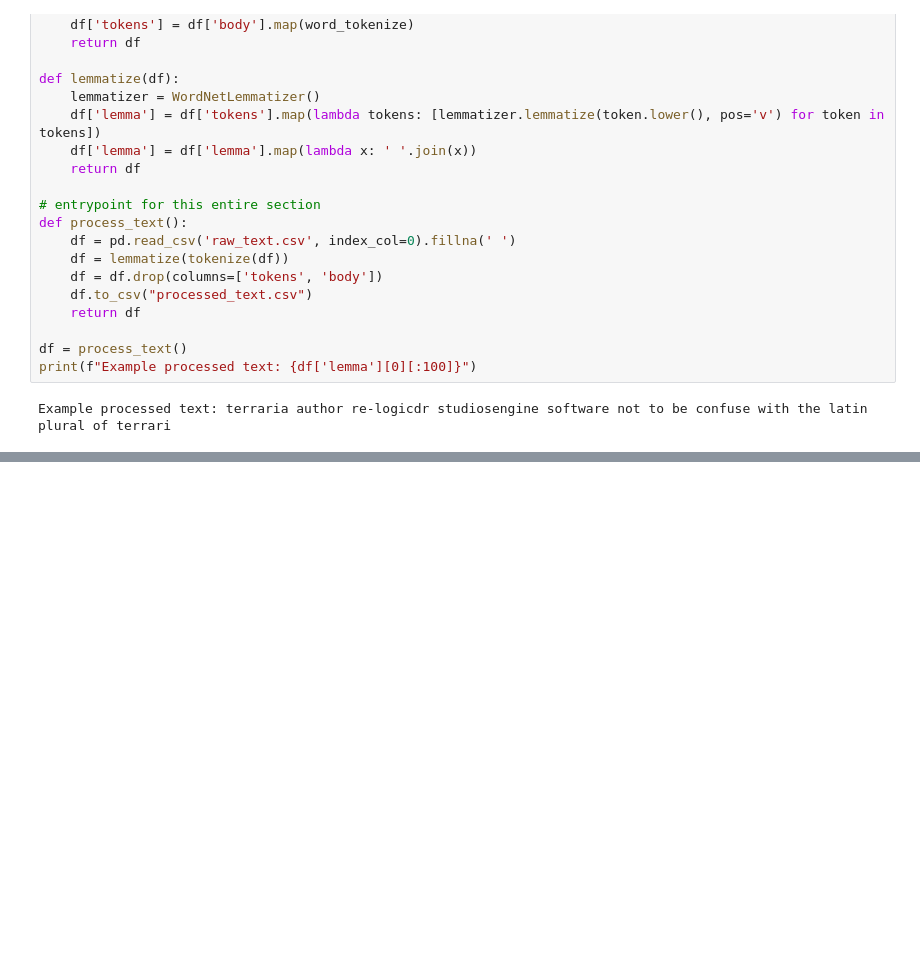
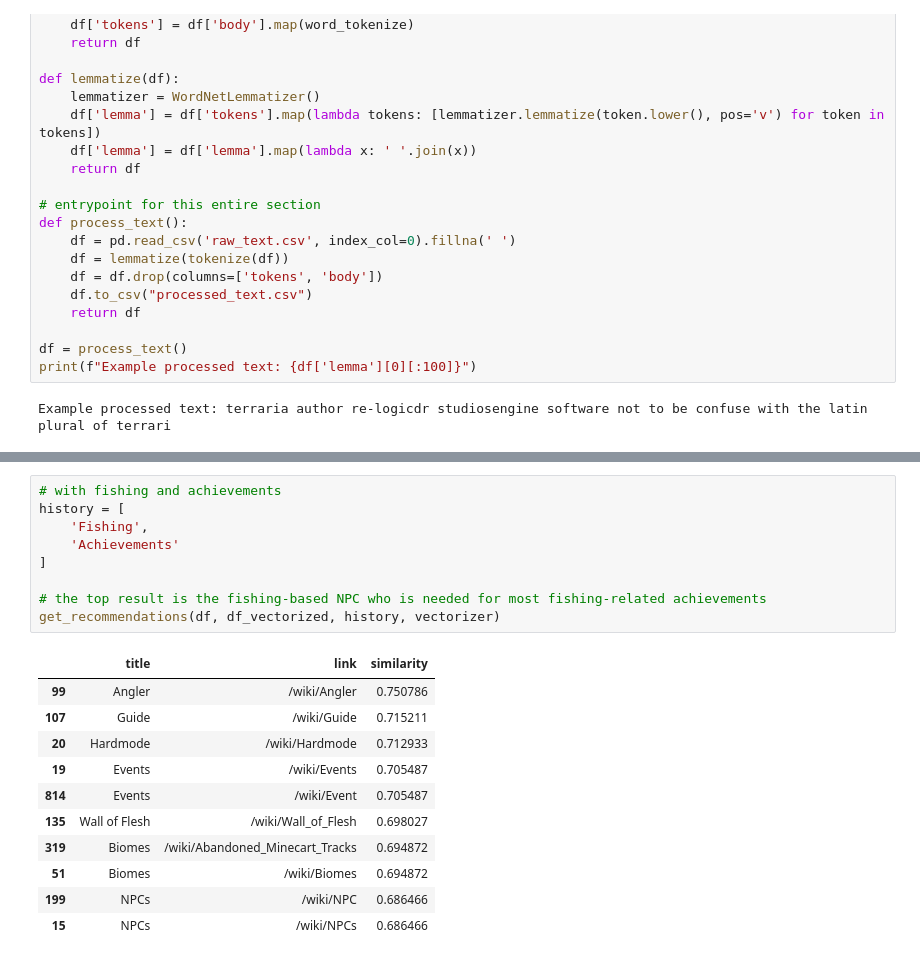
Before and after one commit to hnowakowski/Terraria-Wiki-Recommender, a Jupyter notebook: thing.ipynb, the cells around one changed output, grey strips where cells are left out. Drawn from its saved outputs; the diff is of its cells as text; blank space fills up the shorter version.

```diff
--- a/thing.ipynb
+++ b/thing.ipynb
@@ -213,0 +239,21 @@ get_recommendations(df, df_vectorized, history)
+# %%
+# with fishing and achievements
+history = [
+    'Fishing',
+    'Achievements'
+]
+
+# the top result is the fishing-based NPC who is needed for most fishing-related achievements
+get_recommendations(df, df_vectorized, history, vectorizer)
+# %% [output]
+|  | title | link | similarity |
+| 99 | Angler | /wiki/Angler | 0.750786 |
+| 107 | Guide | /wiki/Guide | 0.715211 |
+| 20 | Hardmode | /wiki/Hardmode | 0.712933 |
+| 19 | Events | /wiki/Events | 0.705487 |
+| 814 | Events | /wiki/Event | 0.705487 |
+| 135 | Wall of Flesh | /wiki/Wall_of_Flesh | 0.698027 |
+| 319 | Biomes | /wiki/Abandoned_Minecart_Tracks | 0.694872 |
+| 51 | Biomes | /wiki/Biomes | 0.694872 |
+| 199 | NPCs | /wiki/NPC | 0.686466 |
+| 15 | NPCs | /wiki/NPCs | 0.686466 |
```
Also changed, not shown: parts of 10 cells of this notebook.
